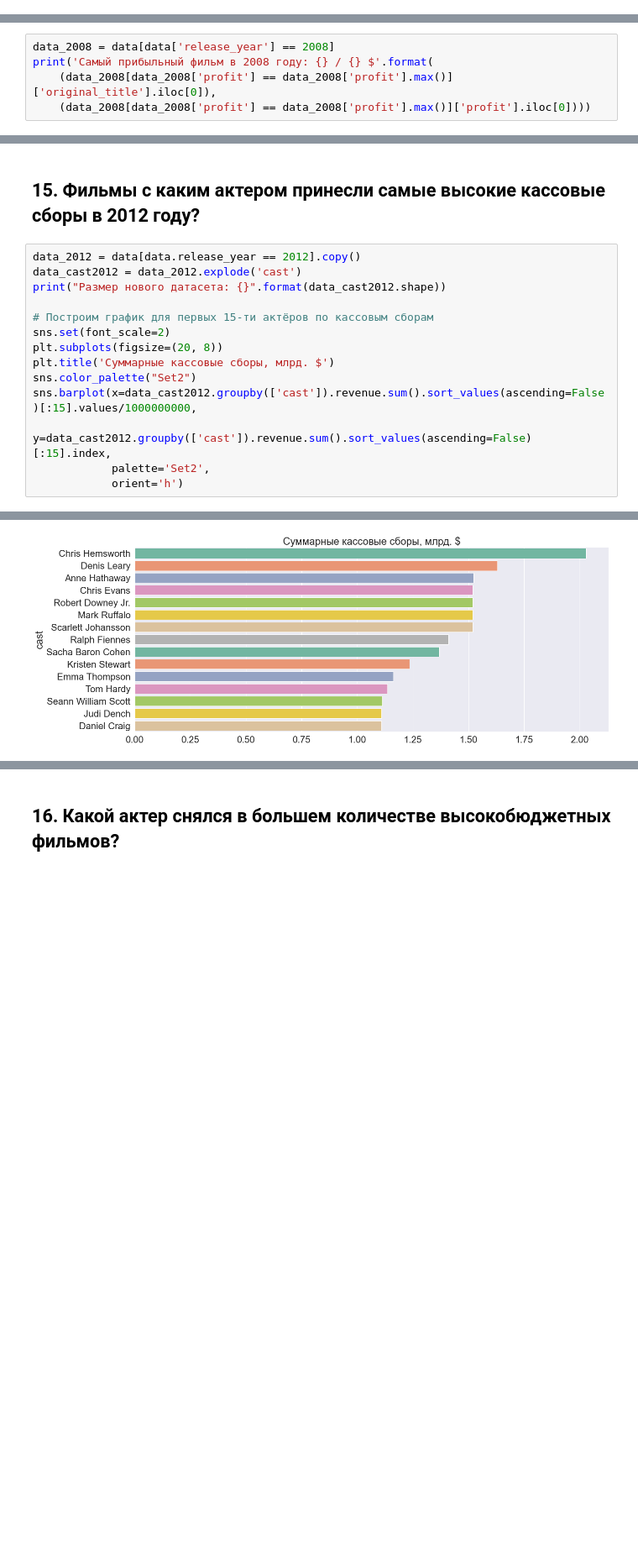
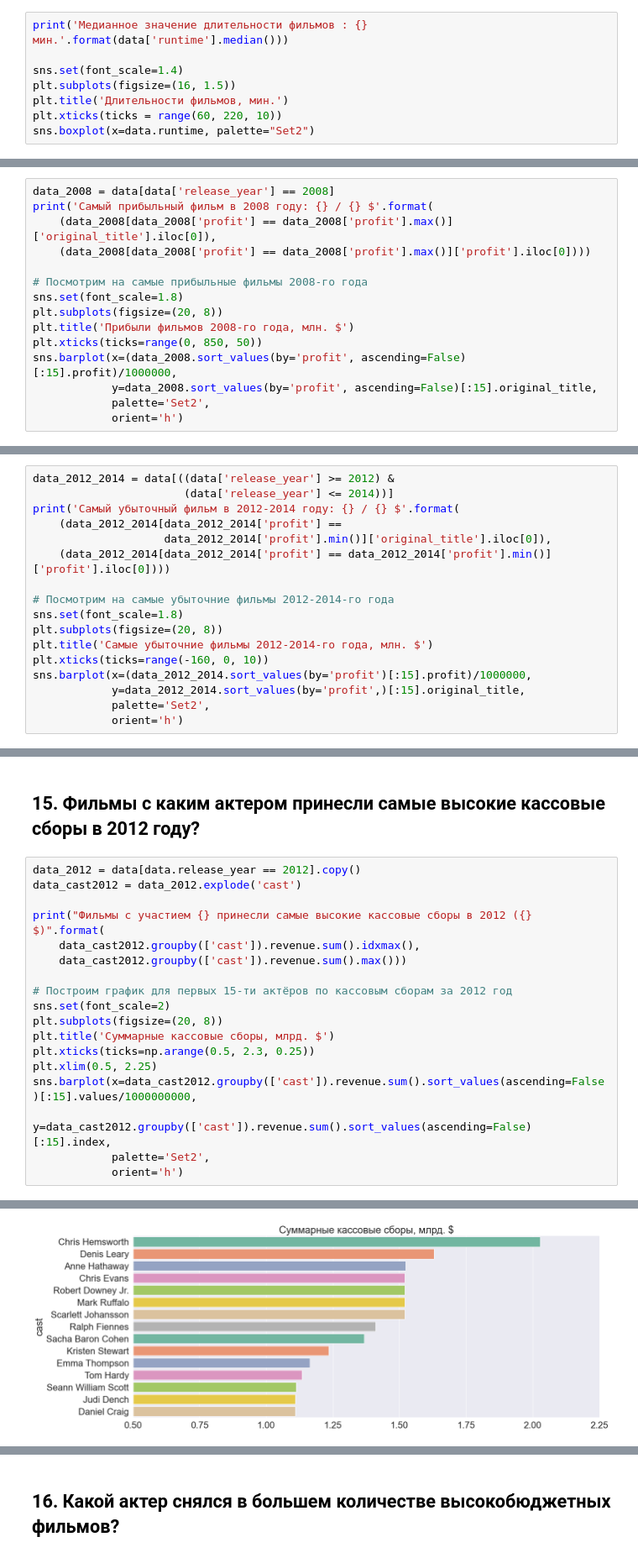
Before and after one commit to IvanAleshin/Skillfactory_projects, a Jupyter notebook: module_1/Film analysis.ipynb, the cells around one changed output, grey strips where cells are left out. Shown at 84% size. Drawn from its saved outputs; the diff is of its cells as text; blank space fills up the shorter version.

Commit message:
Update main file
Добавим подробную визуализацию для всех ответов (кроме последнего) на каждый вопрос. + весь полный ответ выводится print

```diff
--- a/module_1/Film analysis.ipynb
+++ b/module_1/Film analysis.ipynb
@@ -152,0 +179,8 @@ print('Медианное значение длительности фильмо
+# %%
+print('Медианное значение длительности фильмов : {} мин.'.format(data['runtime'].median()))
+
+sns.set(font_scale=1.4)
+plt.subplots(figsize=(16, 1.5))
+plt.title('Длительности фильмов, мин.')
+plt.xticks(ticks = range(60, 220, 10))
+sns.boxplot(x=data.runtime, palette="Set2")
@@ -189,5 +251,15 @@ data_2008 = data[data['release_year'] == 2008]
 print('Самый прибыльный фильм в 2008 году: {} / {} $'.format(
     (data_2008[data_2008['profit'] == data_2008['profit'].max()]['original_title'].iloc[0]),
     (data_2008[data_2008['profit'] == data_2008['profit'].max()]['profit'].iloc[0])))
+
+# Посмотрим на самые прибыльные фильмы 2008-го года
+sns.set(font_scale=1.8)
+plt.subplots(figsize=(20, 8))
+plt.title('Прибыли фильмов 2008-го года, млн. $')
+plt.xticks(ticks=range(0, 850, 50))
+sns.barplot(x=(data_2008.sort_values(by='profit', ascending=False)[:15].profit)/1000000,
+            y=data_2008.sort_values(by='profit', ascending=False)[:15].original_title,
+            palette='Set2',
+            orient='h')
 # %% [output]
 Самый прибыльный фильм в 2008 году: The Dark Knight / 816921825 $
@@ -206,0 +272,17 @@ print('Самый убыточный фильм в 2012-2014 году: {} / {} $
+# %%
+data_2012_2014 = data[((data['release_year'] >= 2012) &
+                       (data['release_year'] <= 2014))]
+print('Самый убыточный фильм в 2012-2014 году: {} / {} $'.format(
+    (data_2012_2014[data_2012_2014['profit'] ==
+                    data_2012_2014['profit'].min()]['original_title'].iloc[0]),
+    (data_2012_2014[data_2012_2014['profit'] == data_2012_2014['profit'].min()]['profit'].iloc[0])))
+
+# Посмотрим на самые убыточние фильмы 2012-2014-го года
+sns.set(font_scale=1.8)
+plt.subplots(figsize=(20, 8))
+plt.title('Самые убыточние фильмы 2012-2014-го года, млн. $')
+plt.xticks(ticks=range(-160, 0, 10))
+sns.barplot(x=(data_2012_2014.sort_values(by='profit')[:15].profit)/1000000,
+            y=data_2012_2014.sort_values(by='profit',)[:15].original_title,
+            palette='Set2',
+            orient='h')
@@ -320,13 +394,17 @@ answers['14'] = data_act_dir['director'].value_counts().index[0]
 # %%
 data_2012 = data[data.release_year == 2012].copy()
 data_cast2012 = data_2012.explode('cast')
-print("Размер нового датасета: {}".format(data_cast2012.shape))
 
-# Построим график для первых 15-ти актёров по кассовым сборам
+print("Фильмы с участием {} принесли самые высокие кассовые сборы в 2012 ({} $)".format(
+    data_cast2012.groupby(['cast']).revenue.sum().idxmax(),
+    data_cast2012.groupby(['cast']).revenue.sum().max()))
+
+# Построим график для первых 15-ти актёров по кассовым сборам за 2012 год
 sns.set(font_scale=2)
 plt.subplots(figsize=(20, 8))
 plt.title('Суммарные кассовые сборы, млрд. $')
-sns.color_palette("Set2")
+plt.xticks(ticks=np.arange(0.5, 2.3, 0.25))
+plt.xlim(0.5, 2.25)
 sns.barplot(x=data_cast2012.groupby(['cast']).revenue.sum().sort_values(ascending=False)[:15].values/1000000000,
             y=data_cast2012.groupby(['cast']).revenue.sum().sort_values(ascending=False)[:15].index,
             palette='Set2',
@@ -336,3 +414,3 @@ sns.barplot(x=data_cast2012.groupby(['cast']).revenue.sum().sort_values(ascendin
 <matplotlib.axes._subplots.AxesSubplot at 0x...>
-[figure, old version]
+[figure, new version]
 # %%
```
Also changed, not shown: parts of 59 cells of this notebook.
